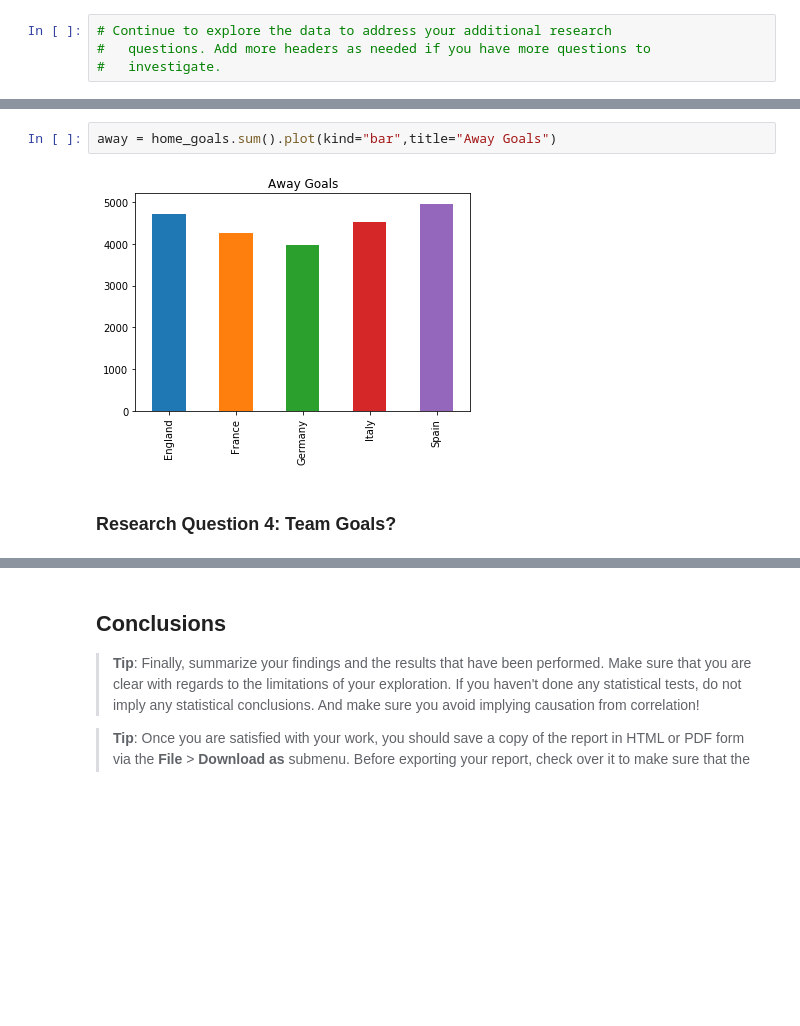
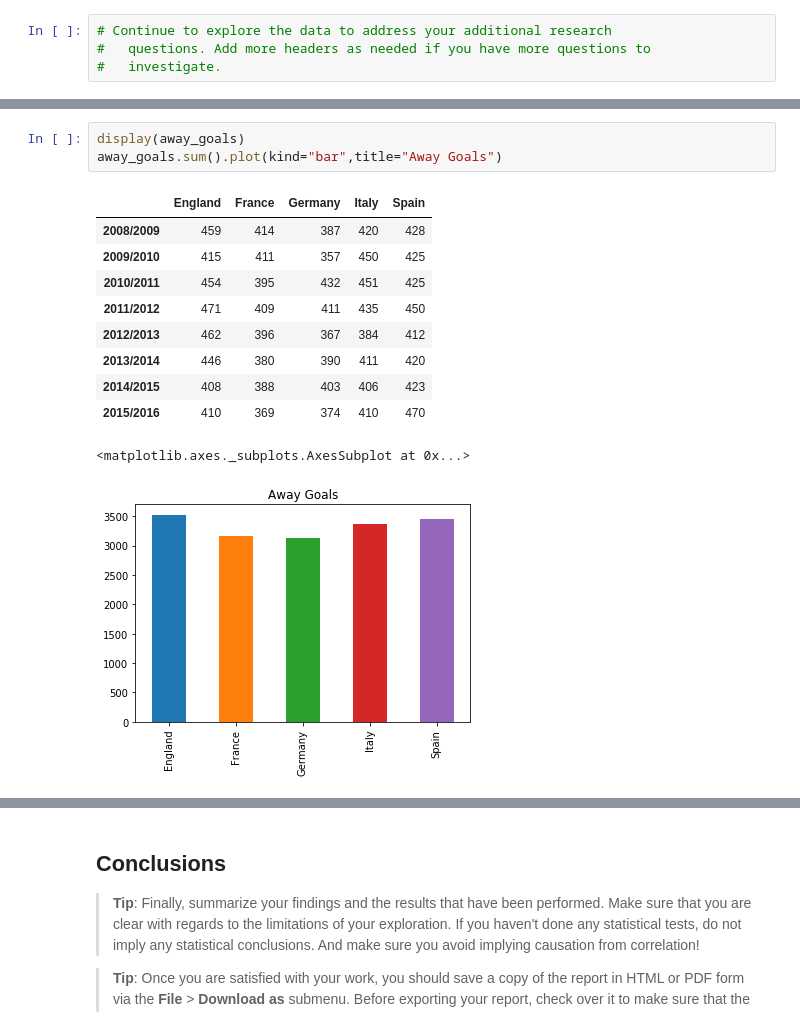
Before and after one commit to ipaulson/soccer-db, a Jupyter notebook: eu-soccer-db.ipynb, the cells around one changed output, grey strips where cells are left out. Drawn from its saved outputs; the diff is of its cells as text; blank space fills up the shorter version.

Commit message:
home v away goals, start

```diff
--- a/eu-soccer-db.ipynb
+++ b/eu-soccer-db.ipynb
@@ -319,7 +346,16 @@ home = home_goals.sum().plot(kind="bar",title="Home Goals")
 [figure]
 # %%
-away = home_goals.sum().plot(kind="bar",title="Away Goals")
+display(away_goals)
+away_goals.sum().plot(kind="bar",title="Away Goals")
 # %% [output]
+|  | England | France | Germany | Italy | Spain |
+| 2008/2009 | 459 | 414 | 387 | 420 | 428 |
+| 2009/2010 | 415 | 411 | 357 | 450 | 425 |
+| 2010/2011 | 454 | 395 | 432 | 451 | 425 |
+| 2011/2012 | 471 | 409 | 411 | 435 | 450 |
+| 2012/2013 | 462 | 396 | 367 | 384 | 412 |
+| 2013/2014 | 446 | 380 | 390 | 411 | 420 |
+| 2014/2015 | 408 | 388 | 403 | 406 | 423 |
+| 2015/2016 | 410 | 369 | 374 | 410 | 470 |
+<matplotlib.axes._subplots.AxesSubplot at 0x...>
-[figure, old version]
+[figure, new version]
-# %% [markdown]
-### Research Question 4: Team Goals?
```
Also changed, not shown: parts of 5 cells of this notebook.
